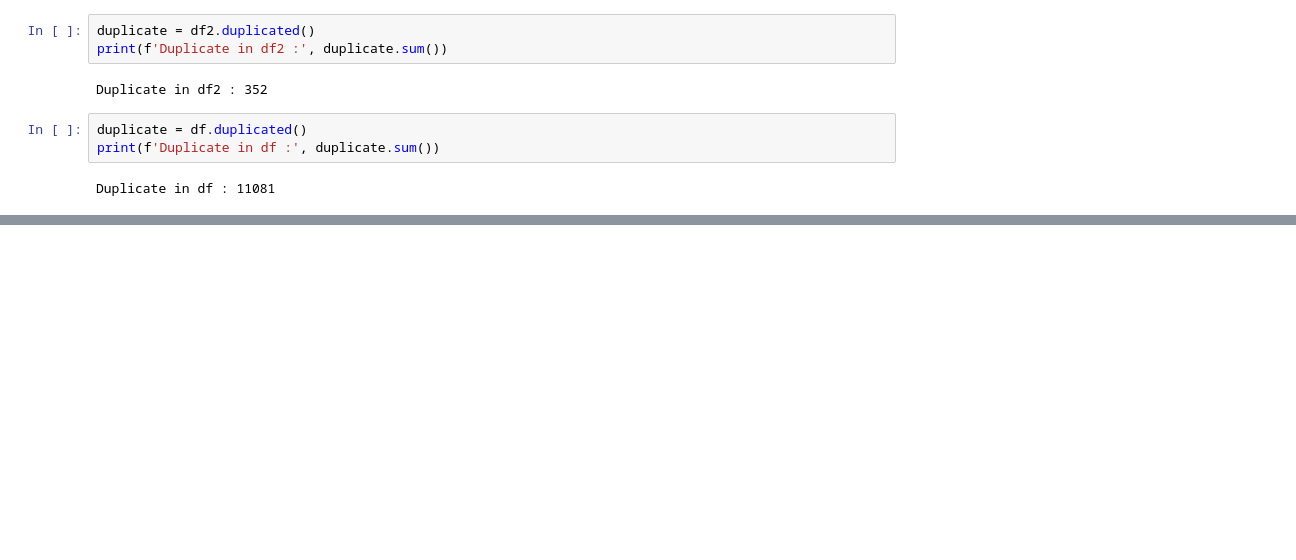
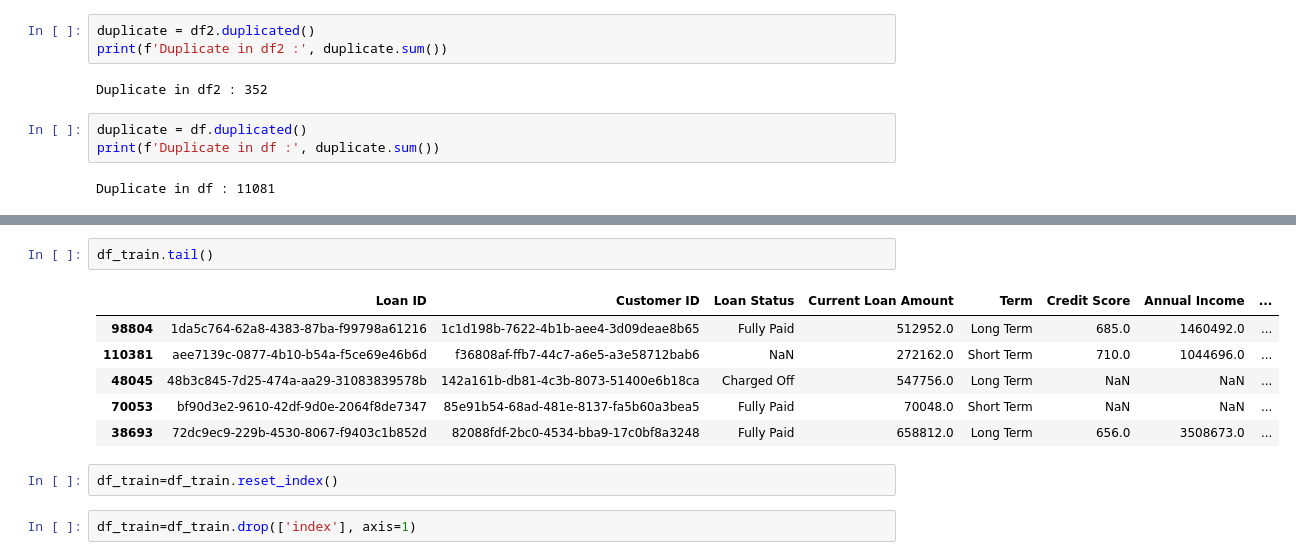
Before and after one commit to iamal95/Bank-Loan-classification, a Jupyter notebook: Code/Bank-Loan-classification.ipynb, the cells around one changed output, grey strips where cells are left out. Drawn from its saved outputs; the diff is of its cells as text; blank space fills up the shorter version.

```diff
--- a/Code/Bank-Loan-classification.ipynb
+++ b/Code/Bank-Loan-classification.ipynb
@@ -78,0 +108,13 @@ Duplicate in df : 11081
+# %%
+df_train.tail()
+# %% [output]
+|  | Loan ID | Customer ID | Loan Status | Current Loan Amount | Term | Credit Score | Annual Income | ... |
+| 98804 | 1da5c764-62a8-4383-87ba-f99798a61216 | 1c1d198b-7622-4b1b-aee4-3d09deae8b65 | Fully Paid | 512952.0 | Long Term | 685.0 | 1460492.0 | ... |
+| 110381 | aee7139c-0877-4b10-b54a-f5ce69e46b6d | f36808af-ffb7-44c7-a6e5-a3e58712bab6 | NaN | 272162.0 | Short Term | 710.0 | 1044696.0 | ... |
+| 48045 | 48b3c845-7d25-474a-aa29-31083839578b | 142a161b-db81-4c3b-8073-51400e6b18ca | Charged Off | 547756.0 | Long Term | NaN | NaN | ... |
+| 70053 | bf90d3e2-9610-42df-9d0e-2064f8de7347 | 85e91b54-68ad-481e-8137-fa5b60a3bea5 | Fully Paid | 70048.0 | Short Term | NaN | NaN | ... |
+| 38693 | 72dc9ec9-229b-4530-8067-f9403c1b852d | 82088fdf-2bc0-4534-bba9-17c0bf8a3248 | Fully Paid | 658812.0 | Long Term | 656.0 | 3508673.0 | ... |
+# %%
+df_train=df_train.reset_index()
+# %%
+df_train=df_train.drop(['index'], axis=1)
```
Also changed, not shown: parts of 36 cells of this notebook.
